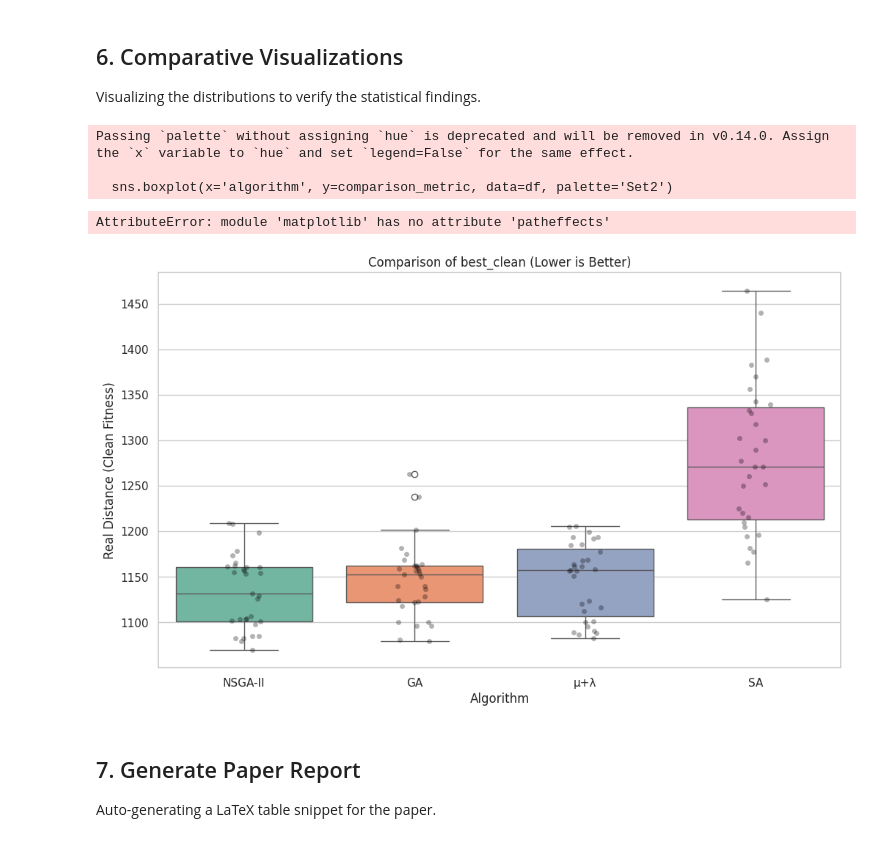
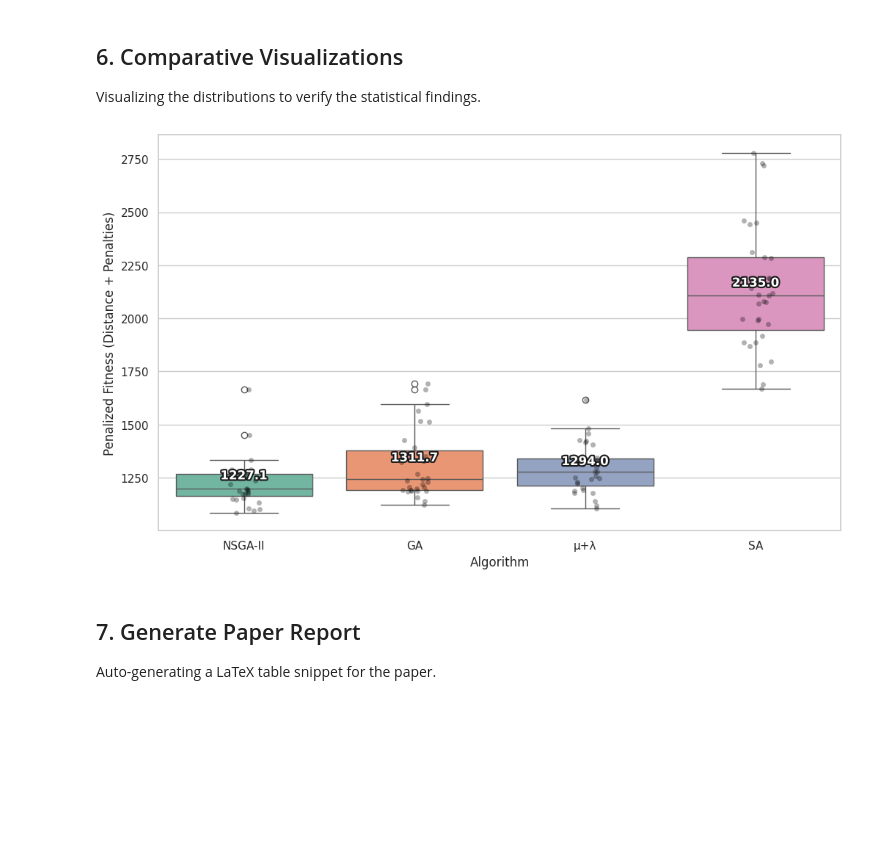
Before and after one commit to davidmoreda/Comparative-Analysis-of-Metaheuristics-for-Multi-Agent-Path-Planning-in-Intra-Hospital-Transport, a Jupyter notebook: statistical analisis/notebooks/05_visualization.ipynb, the cells around one changed output. Saved outputs shown, nothing was run; the diff lists cells and outputs as text; code cells hidden in the pictures; blank space fills up the shorter version.

```diff
--- a/statistical analisis/notebooks/05_visualization.ipynb
+++ b/statistical analisis/notebooks/05_visualization.ipynb
@@ -120,7 +126,7 @@ def get_confidence_interval(data, confidence=0.95):
     h = se * stats.t.ppf((1 + confidence) / 2., n-1)
     return m, m-h, m+h, h
 
-comparison_metric = 'best_clean'
+comparison_metric = 'best_fitness'
 
 stats_summary = []
 
@@ -254,30 +257,32 @@ SA       1.261767e-08  1.411737e-10  1.000000e+00  9.408337e-08
 Visualizing the distributions to verify the statistical findings.
 # %%
 plt.figure(figsize=(12, 7))
-sns.boxplot(x='algorithm', y=comparison_metric, data=df, palette='Set2')
+sns.boxplot(x='algorithm', y=comparison_metric, data=df, hue='algorithm', legend=False, palette='Set2')
 sns.stripplot(x='algorithm', y=comparison_metric, data=df, color='black', alpha=0.3, jitter=True)
 
-plt.title(f'Comparison of {comparison_metric} (Lower is Better)')
-plt.ylabel('Real Distance (Clean Fitness)')
+#plt.title(f'Comparison of {comparison_metric} (Lower is Better)')
+plt.ylabel('Penalized Fitness (Distance + Penalties)')
 plt.xlabel('Algorithm')
 
 # Add mean values as labels
 means = df.groupby(['algorithm'])[comparison_metric].mean()
 vertical_offset = df[comparison_metric].mean() * 0.01
 
-for xtick in plt.gca().get_xticks():
-    plt.text(xtick, means[xtick] + vertical_offset, f'{means[xtick]:.1f}',
-             horizontalalignment='center', color='w', weight='bold',
-             path_effects=[plt.matplotlib.patheffects.withStroke(linewidth=3, foreground='k')])
+ax = plt.gca()
+xticks = ax.get_xticks()
+labels = [l.get_text() for l in ax.get_xticklabels()]
 
-plt.savefig('../plots/comparative/boxplot_best_clean.png')
+for i, label in enumerate(labels):
+    if label in means.index:
+        val = means[label]
+        ax.text(xticks[i], val + vertical_offset, f'{val:.1f}',
+                 horizontalalignment='center', color='w', weight='bold',
+                 path_effects=[path_effects.withStroke(linewidth=3, foreground='k')])
+
+plt.savefig('../plots/comparative/boxplot_best_fitness.png')
 plt.show()
 # %% [output]
-Passing `palette` without assigning `hue` is deprecated and will be removed in v0.14.0. Assign the `x` variable to `hue` and set `legend=False` for the same effect.
-
-  sns.boxplot(x='algorithm', y=comparison_metric, data=df, palette='Set2')
-AttributeError: module 'matplotlib' has no attribute 'patheffects'
-[figure, old version]
+[figure, new version]
 # %% [markdown]
 ## 7. Generate Paper Report
 
```
Also changed, not shown: parts of 8 cells of this notebook, 6 other files.
